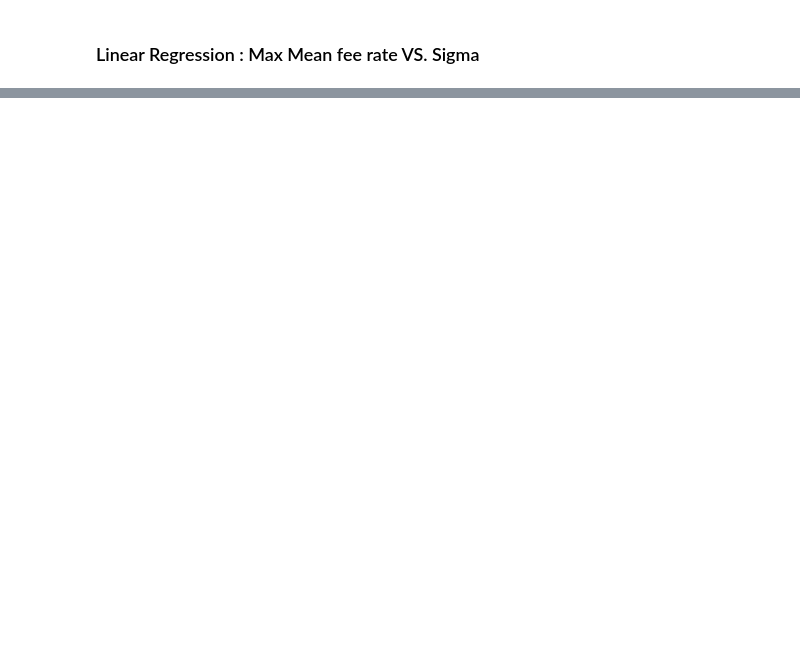
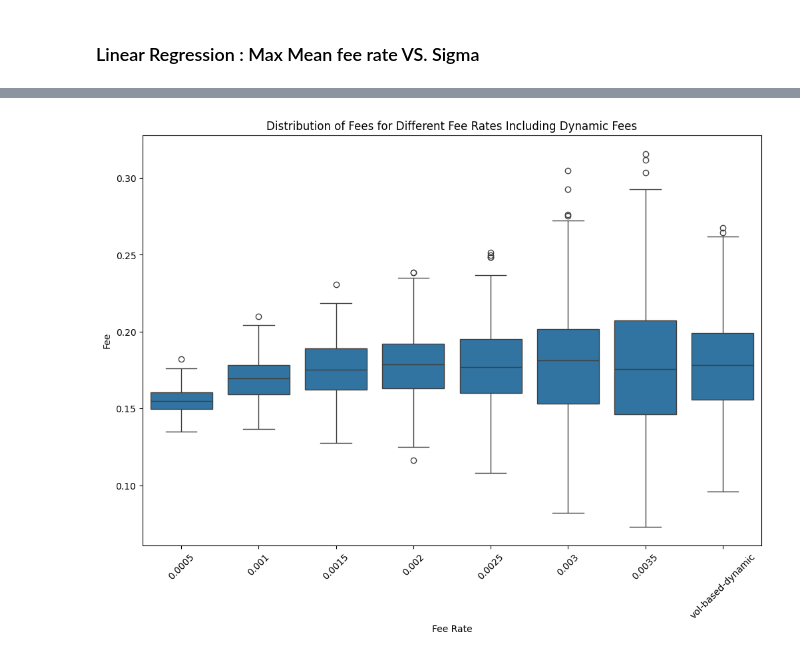
Before and after one commit to WillInvest/Dynamic_AMM, a Jupyter notebook: exp/dummy_display.ipynb, the cells around one changed output, grey strips where cells are left out. Saved outputs shown, nothing was run; the diff lists cells and outputs as text; code cells hidden in the pictures; blank space fills up the shorter version.

```diff
--- a/exp/dummy_display.ipynb
+++ b/exp/dummy_display.ipynb
@@ -531,0 +1104,15 @@ plt.show()
+# %%
+import pandas as pd
+import numpy as np
+import matplotlib.pyplot as plt
+import seaborn as sns
+
+df = pd.read_csv('/home/shiftpub/Dynamic_AMM/results/dummy_results/static_simulation_results_-1.csv')
+df = df[['fee_rate', 'fee', 'pnl']]
+dynamic = pd.read_csv('/home/shiftpub/Dynamic_AMM/results/dummy_results/dynamic_simulation_results_20241016_113453.csv')
+dynamic['fee_rate'] = 'vol-based'
+dynamic = dynamic[['fee_rate', 'fee', 'pnl']]
+print(df.columns)
+print(dynamic.columns)
+combined_df = pd.concat([df, dynamic], ignore_index=True)
+print(combined_df.head())
@@ -531,0 +1128,19 @@ plt.show()
+# %%
+# Set up the figure
+plt.figure(figsize=(12, 8))
+
+# Draw the boxplot with dynamic fees included
+sns.boxplot(x='fee_rate', y='fee', data=combined_df)
+
+# Rotate the x-axis labels
+plt.xticks(rotation=45)
+
+# Set the labels and title
+plt.xlabel('Fee Rate')
+plt.ylabel('Fee')
+plt.title('Distribution of Fees for Different Fee Rates Including Dynamic Fees')
+
+# Show the plot
+plt.show()
+# %% [output]
+[figure, added]
```
Also changed, not shown: parts of 33 cells of this notebook, 7 other files.
